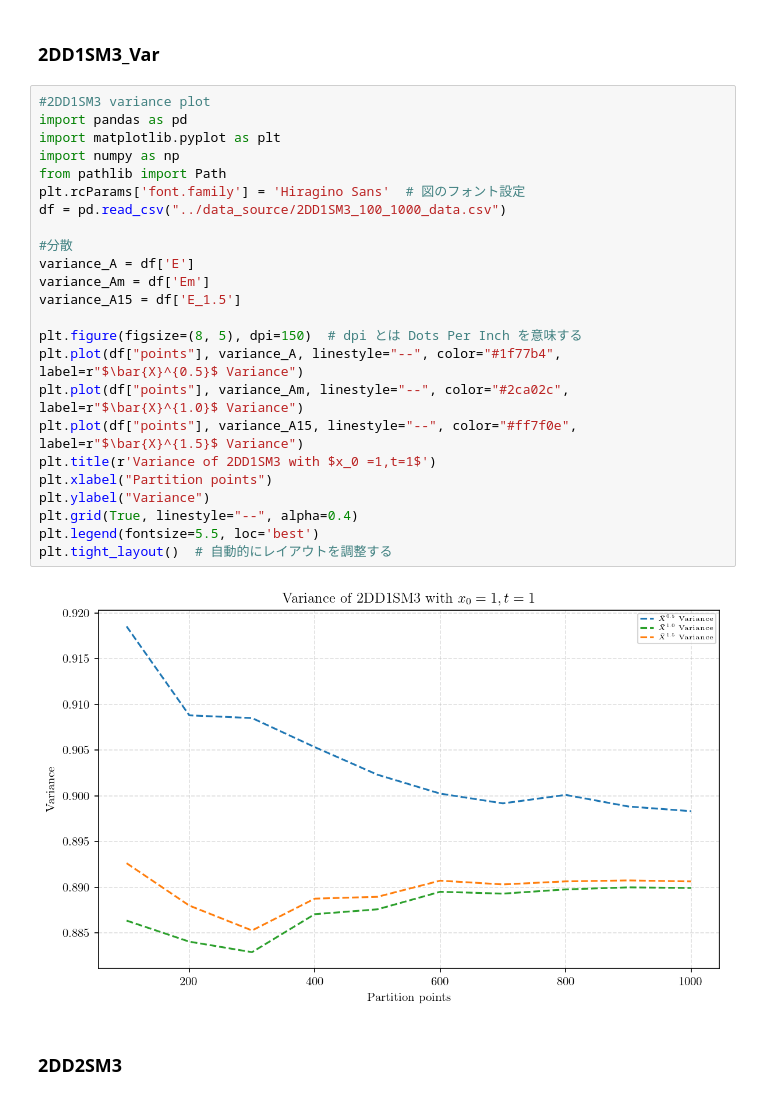
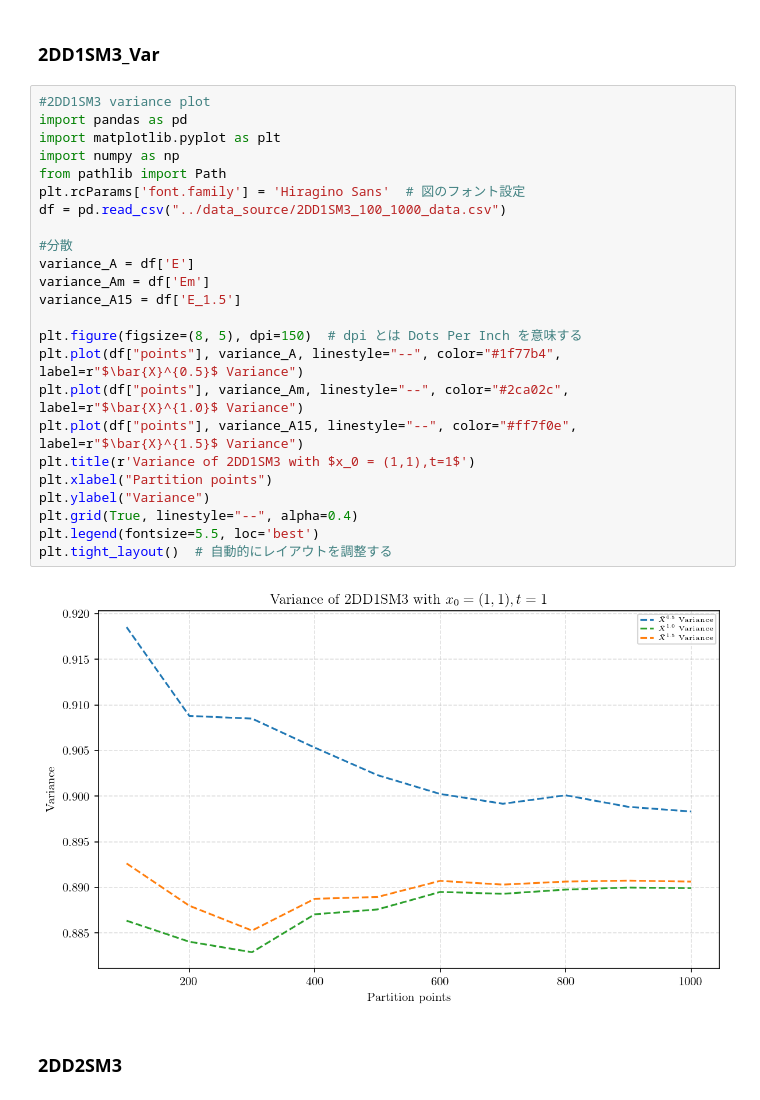
Before and after one commit to Andriyichenko/simulation, a Jupyter notebook: 2D/2D_plot.ipynb, the cells around one changed output. Cells and saved outputs as stored; diff of their text form.

```diff
--- a/2D/2D_plot.ipynb
+++ b/2D/2D_plot.ipynb
@@ -476,29 +476,29 @@ image saved to: sim_pics/2DD1SM3_log_single.png
 # %%
 #2DD1SM3 variance plot
 import pandas as pd
 import matplotlib.pyplot as plt
 import numpy as np
 from pathlib import Path
 plt.rcParams['font.family'] = 'Hiragino Sans'  # 図のフォント設定
 df = pd.read_csv("../data_source/2DD1SM3_100_1000_data.csv")
 
 #分散
 variance_A = df['E']
 variance_Am = df['Em']
 variance_A15 = df['E_1.5']
 
 plt.figure(figsize=(8, 5), dpi=150)  # dpi とは Dots Per Inch を意味する
 plt.plot(df["points"], variance_A, linestyle="--", color="#1f77b4", label=r"$\bar{X}^{0.5}$ Variance")
 plt.plot(df["points"], variance_Am, linestyle="--", color="#2ca02c", label=r"$\bar{X}^{1.0}$ Variance")
 plt.plot(df["points"], variance_A15, linestyle="--", color="#ff7f0e", label=r"$\bar{X}^{1.5}$ Variance")
-plt.title(r'Variance of 2DD1SM3 with $x_0 =1,t=1$')
+plt.title(r'Variance of 2DD1SM3 with $x_0 = (1,1),t=1$')
 plt.xlabel("Partition points")
 plt.ylabel("Variance")
 plt.grid(True, linestyle="--", alpha=0.4)
 plt.legend(fontsize=5.5, loc='best')
 plt.tight_layout()  # 自動的にレイアウトを調整する
 # %% [output]
-[figure, old version]
+[figure, new version]
 # %% [markdown]
 ### 2DD2SM3
 # %%
```
Also changed, not shown: parts of 8 cells of this notebook, 5 other files.
